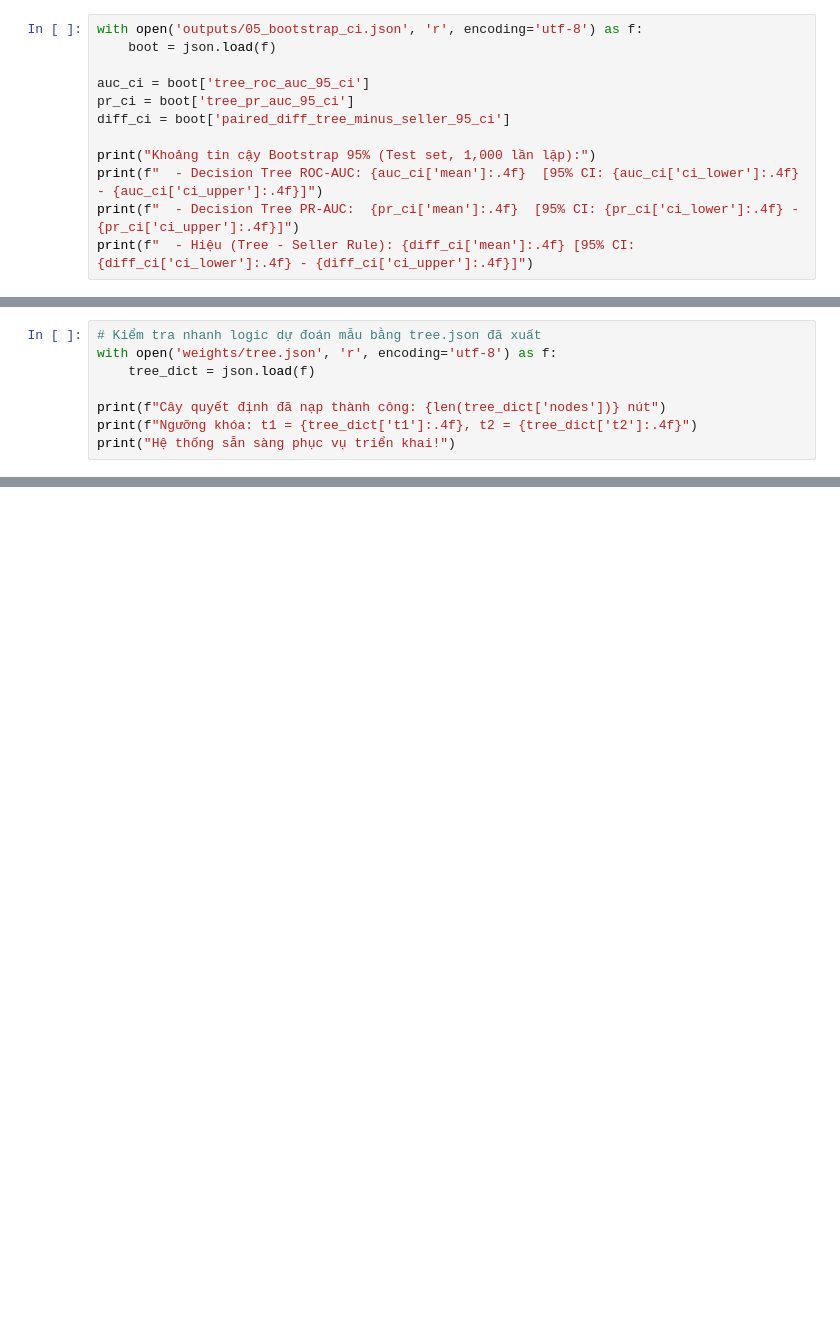
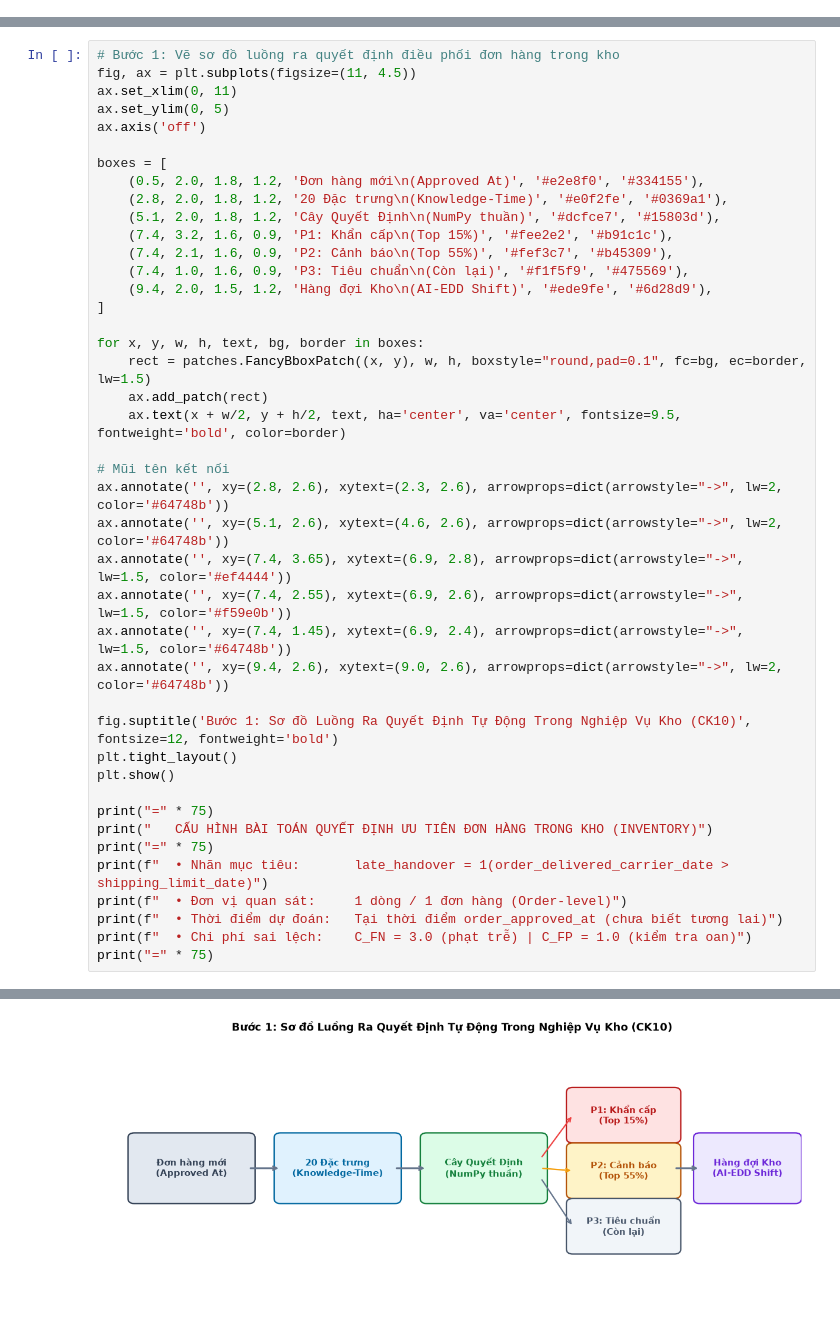
Before and after one commit to ntdat2036/E_logistics, a Jupyter notebook: notebook.ipynb, the cells around one changed output, grey strips where cells are left out. Drawn from its saved outputs; the diff is of its cells as text; blank space fills up the shorter version.

Commit message:
feat: regenerate complete jupyter notebook and figures for logistic analytics pipeline

```diff
--- a/notebook.ipynb
+++ b/notebook.ipynb
@@ -200,12 +0,0 @@ KẾT QUẢ HUẤN LUYỆN CUỐI CÙNG TRÊN TẬP TEST:
-# %%
-with open('outputs/05_bootstrap_ci.json', 'r', encoding='utf-8') as f:
-    boot = json.load(f)
-
-auc_ci = boot['tree_roc_auc_95_ci']
-pr_ci = boot['tree_pr_auc_95_ci']
-diff_ci = boot['paired_diff_tree_minus_seller_95_ci']
-
-print("Khoảng tin cậy Bootstrap 95% (Test set, 1,000 lần lặp):")
-print(f"  - Decision Tree ROC-AUC: {auc_ci['mean']:.4f}  [95% CI: {auc_ci['ci_lower']:.4f} - {auc_ci['ci_upper']:.4f}]")
-print(f"  - Decision Tree PR-AUC:  {pr_ci['mean']:.4f}  [95% CI: {pr_ci['ci_lower']:.4f} - {pr_ci['ci_upper']:.4f}]")
-print(f"  - Hiệu (Tree - Seller Rule): {diff_ci['mean']:.4f} [95% CI: {diff_ci['ci_lower']:.4f} - {diff_ci['ci_upper']:.4f}]")
@@ -277,8 +0,0 @@ Số đơn có cảnh báo FEFO (hạn còn <= 3 ngày): 752 đơn
-# %%
-# Kiểm tra nhanh logic dự đoán mẫu bằng tree.json đã xuất
-with open('weights/tree.json', 'r', encoding='utf-8') as f:
-    tree_dict = json.load(f)
-
-print(f"Cây quyết định đã nạp thành công: {len(tree_dict['nodes'])} nút")
-print(f"Ngưỡng khóa: t1 = {tree_dict['t1']:.4f}, t2 = {tree_dict['t2']:.4f}")
-print("Hệ thống sẵn sàng phục vụ triển khai!")
@@ -296,0 +67,43 @@ Hệ thống sẵn sàng phục vụ triển khai!
+# %%
+# Bước 1: Vẽ sơ đồ luồng ra quyết định điều phối đơn hàng trong kho
+fig, ax = plt.subplots(figsize=(11, 4.5))
+ax.set_xlim(0, 11)
+ax.set_ylim(0, 5)
+ax.axis('off')
+
+boxes = [
+    (0.5, 2.0, 1.8, 1.2, 'Đơn hàng mới\n(Approved At)', '#e2e8f0', '#334155'),
+    (2.8, 2.0, 1.8, 1.2, '20 Đặc trưng\n(Knowledge-Time)', '#e0f2fe', '#0369a1'),
+    (5.1, 2.0, 1.8, 1.2, 'Cây Quyết Định\n(NumPy thuần)', '#dcfce7', '#15803d'),
+    (7.4, 3.2, 1.6, 0.9, 'P1: Khẩn cấp\n(Top 15%)', '#fee2e2', '#b91c1c'),
+    (7.4, 2.1, 1.6, 0.9, 'P2: Cảnh báo\n(Top 55%)', '#fef3c7', '#b45309'),
+    (7.4, 1.0, 1.6, 0.9, 'P3: Tiêu chuẩn\n(Còn lại)', '#f1f5f9', '#475569'),
+    (9.4, 2.0, 1.5, 1.2, 'Hàng đợi Kho\n(AI-EDD Shift)', '#ede9fe', '#6d28d9'),
+]
+
+for x, y, w, h, text, bg, border in boxes:
+    rect = patches.FancyBboxPatch((x, y), w, h, boxstyle="round,pad=0.1", fc=bg, ec=border, lw=1.5)
+    ax.add_patch(rect)
+    ax.text(x + w/2, y + h/2, text, ha='center', va='center', fontsize=9.5, fontweight='bold', color=border)
+
+# Mũi tên kết nối
+ax.annotate('', xy=(2.8, 2.6), xytext=(2.3, 2.6), arrowprops=dict(arrowstyle="->", lw=2, color='#64748b'))
+ax.annotate('', xy=(5.1, 2.6), xytext=(4.6, 2.6), arrowprops=dict(arrowstyle="->", lw=2, color='#64748b'))
+ax.annotate('', xy=(7.4, 3.65), xytext=(6.9, 2.8), arrowprops=dict(arrowstyle="->", lw=1.5, color='#ef4444'))
+ax.annotate('', xy=(7.4, 2.55), xytext=(6.9, 2.6), arrowprops=dict(arrowstyle="->", lw=1.5, color='#f59e0b'))
+ax.annotate('', xy=(7.4, 1.45), xytext=(6.9, 2.4), arrowprops=dict(arrowstyle="->", lw=1.5, color='#64748b'))
+ax.annotate('', xy=(9.4, 2.6), xytext=(9.0, 2.6), arrowprops=dict(arrowstyle="->", lw=2, color='#64748b'))
+
+fig.suptitle('Bước 1: Sơ đồ Luồng Ra Quyết Định Tự Động Trong Nghiệp Vụ Kho (CK10)', fontsize=12, fontweight='bold')
+plt.tight_layout()
+plt.show()
+
+print("=" * 75)
+print("   CẤU HÌNH BÀI TOÁN QUYẾT ĐỊNH ƯU TIÊN ĐƠN HÀNG TRONG KHO (INVENTORY)")
+print("=" * 75)
+print(f"  • Nhãn mục tiêu:       late_handover = 1(order_delivered_carrier_date > shipping_limit_date)")
+print(f"  • Đơn vị quan sát:     1 dòng / 1 đơn hàng (Order-level)")
+print(f"  • Thời điểm dự đoán:   Tại thời điểm order_approved_at (chưa biết tương lai)")
+print(f"  • Chi phí sai lệch:    C_FN = 3.0 (phạt trễ) | C_FP = 1.0 (kiểm tra oan)")
+print("=" * 75)
+# %% [output]
@@ -296,0 +118 @@ Hệ thống sẵn sàng phục vụ triển khai!
+[figure, added]
```
Also changed, not shown: parts of 91 cells of this notebook, 33 other files.
